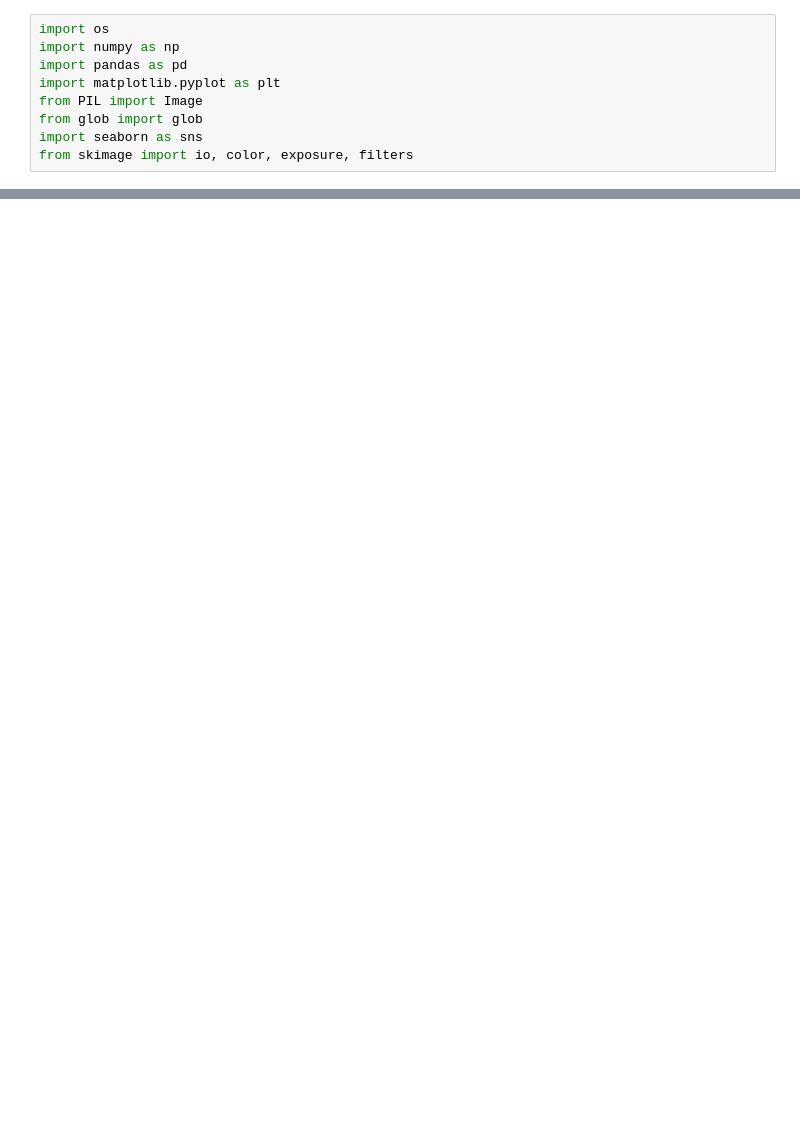
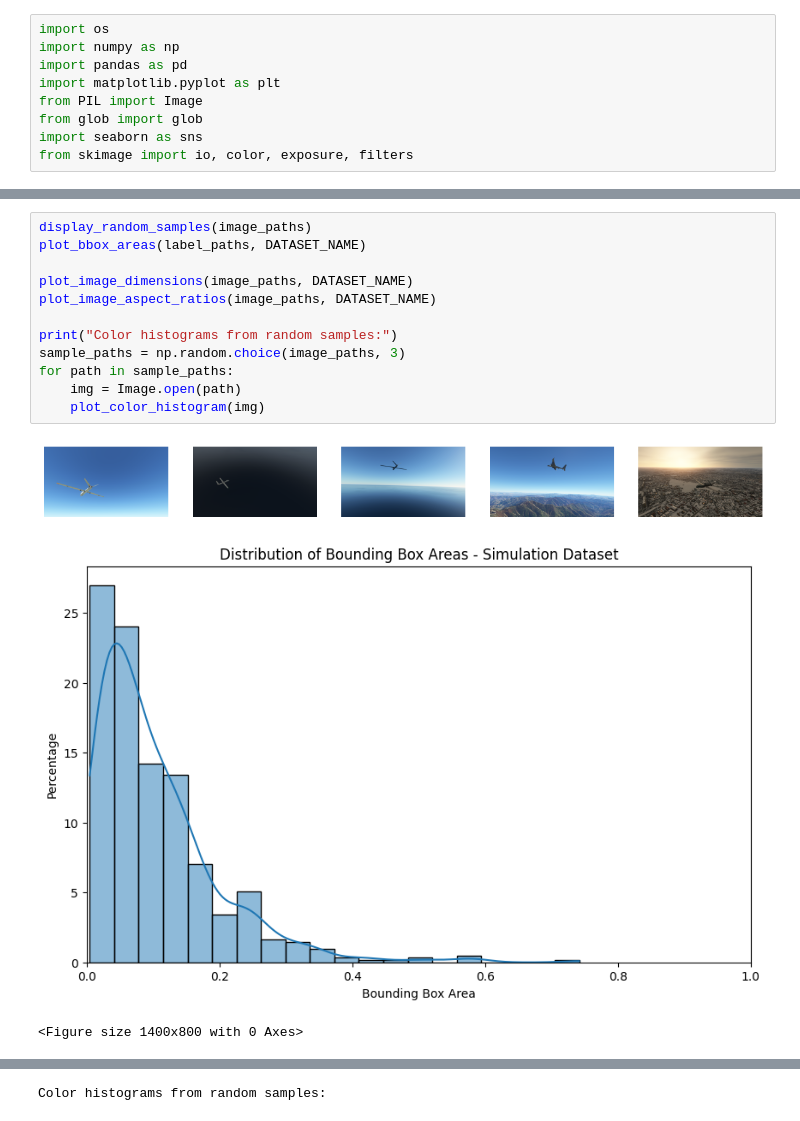
Before and after one commit to applerengg/UAV_Detection, a Jupyter notebook: datasets/EDA.ipynb, the cells around one changed output, grey strips where cells are left out. Saved outputs shown, nothing was run; the diff lists cells and outputs as text; blank space fills up the shorter version.

```diff
--- a/datasets/EDA.ipynb
+++ b/datasets/EDA.ipynb
@@ -24,0 +172,16 @@ def display_samples(image_paths, num_samples=5):
+# %%
+display_random_samples(image_paths)
+plot_bbox_areas(label_paths, DATASET_NAME)
+
+plot_image_dimensions(image_paths, DATASET_NAME)
+plot_image_aspect_ratios(image_paths, DATASET_NAME)
+
+print("Color histograms from random samples:")
+sample_paths = np.random.choice(image_paths, 3)
+for path in sample_paths:
+    img = Image.open(path)
+    plot_color_histogram(img)
+# %% [output]
+[figure, added]
+[figure, added]
+<Figure size 1400x800 with 0 Axes>
@@ -24,0 +190 @@ def display_samples(image_paths, num_samples=5):
+Color histograms from random samples:
```
Also changed, not shown: parts of 22 cells of this notebook, 8 other files.
